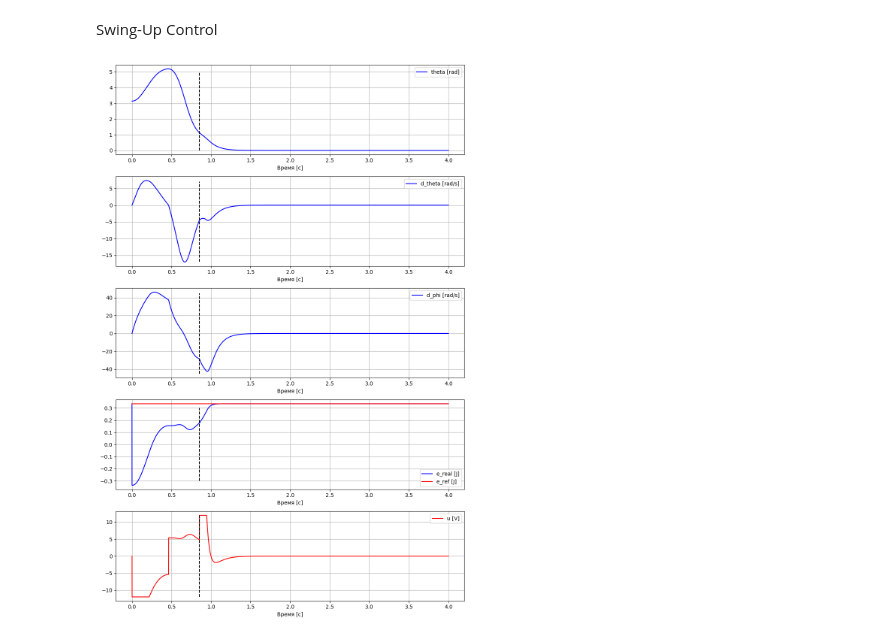
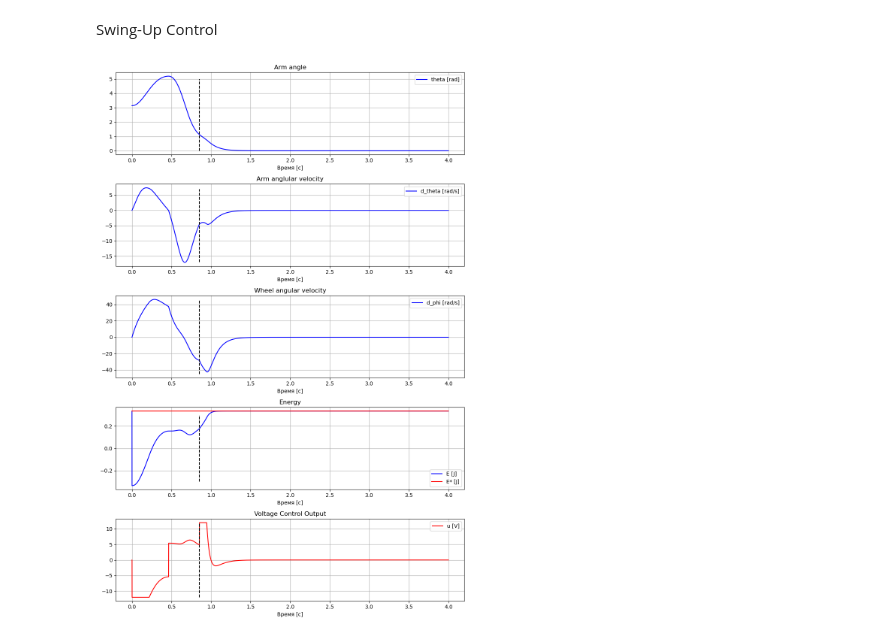
Before and after one commit to voltbro/ReactionWheel, a Jupyter notebook: Python/model.ipynb, the cells around one changed output. Saved outputs shown, nothing was run; the diff lists cells and outputs as text; code cells hidden in the pictures.

```diff
--- a/Python/model.ipynb
+++ b/Python/model.ipynb
@@ -480,6 +487,7 @@ e_ref = E_ref_arr[:]
 plt.figure(figsize=(10, 15))
 
 plt.subplot(5, 1, 1)
+plt.title('Arm angle')
 plt.plot(T, x1, 'blue')
 plt.plot([t_switch, t_switch], [0.0, 5.0], 'black', linestyle = 'dashed')
 plt.grid()
@@ -487,38 +495,42 @@ plt.legend(labels=('theta [rad]',))
 plt.xlabel("Время [с]")
 
 plt.subplot(5, 1, 2)
+plt.title('Arm anglular velocity')
 plt.plot(T, x2, 'blue')
 plt.plot([t_switch, t_switch], [-17.0, 7.0], 'black', linestyle = 'dashed')
 plt.grid()
 plt.legend(labels=('d_theta [rad/s]',))
 plt.xlabel("Время [с]")
 
 plt.subplot(5, 1, 3)
+plt.title('Wheel angular velocity')
 plt.plot(T, x3, 'blue')
 plt.plot([t_switch, t_switch], [-45.0, 45.0], 'black', linestyle = 'dashed')
 plt.grid()
 plt.legend(labels=('d_phi [rad/s]',))
 plt.xlabel("Время [с]")
 
 plt.subplot(5, 1, 4)
+plt.title('Energy')
 plt.plot(T, e_real, 'blue')
 plt.plot(T, e_ref, 'red')
 plt.plot([t_switch, t_switch], [-0.3, 0.3], 'black', linestyle = 'dashed')
 plt.grid()
-plt.legend(labels=('e_real [J]', 'e_ref [J]'))
+plt.legend(labels=('E [J]', 'E* [J]'))
 plt.xlabel("Время [с]")
 
 plt.subplot(5, 1, 5)
+plt.title('Voltage Control Output')
 plt.plot(T, U, 'red')
 plt.plot([t_switch, t_switch], [-12.0, 12.0], 'black', linestyle = 'dashed')
 plt.grid()
 plt.legend(labels=('u [V]',))
 plt.xlabel("Время [с]")
 
 plt.tight_layout()
 plt.show()
 
 # Exercise
 # Play with k gain and threshold epsilon. Check how transient responce changes its characteristics and choose the best values.
 # %% [output]
-[figure, old version]
+[figure, new version]
```
Also changed, not shown: parts of 7 cells of this notebook, 3 other files.
